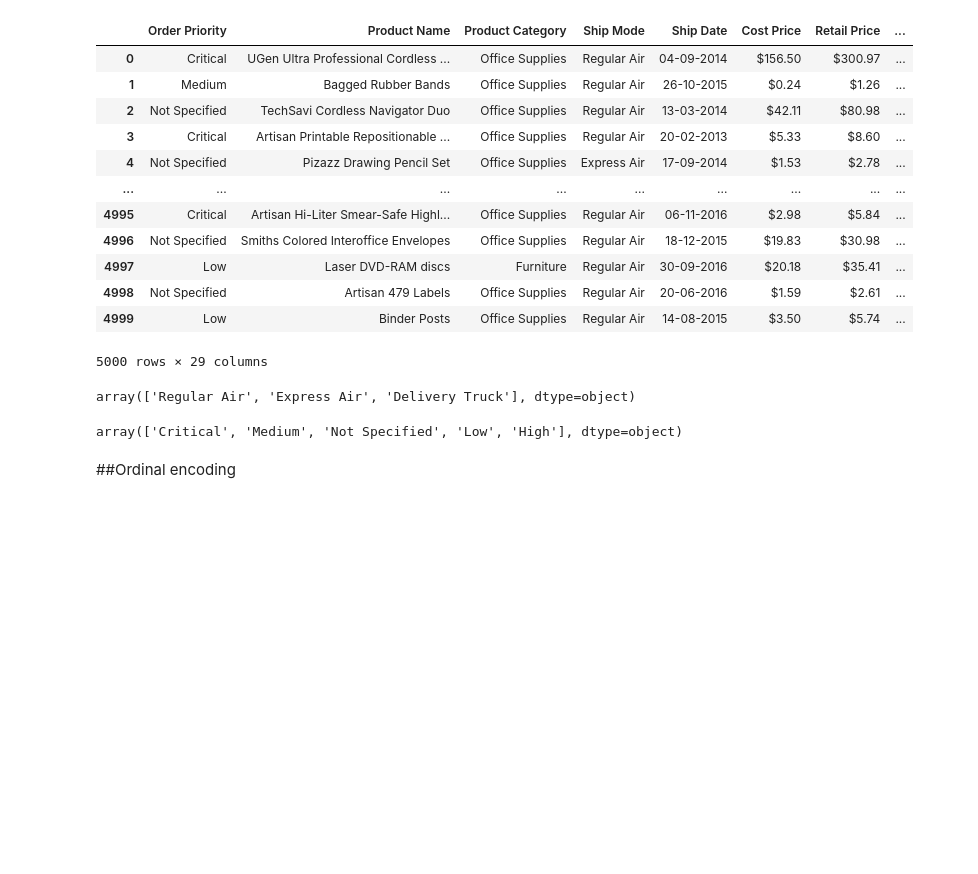
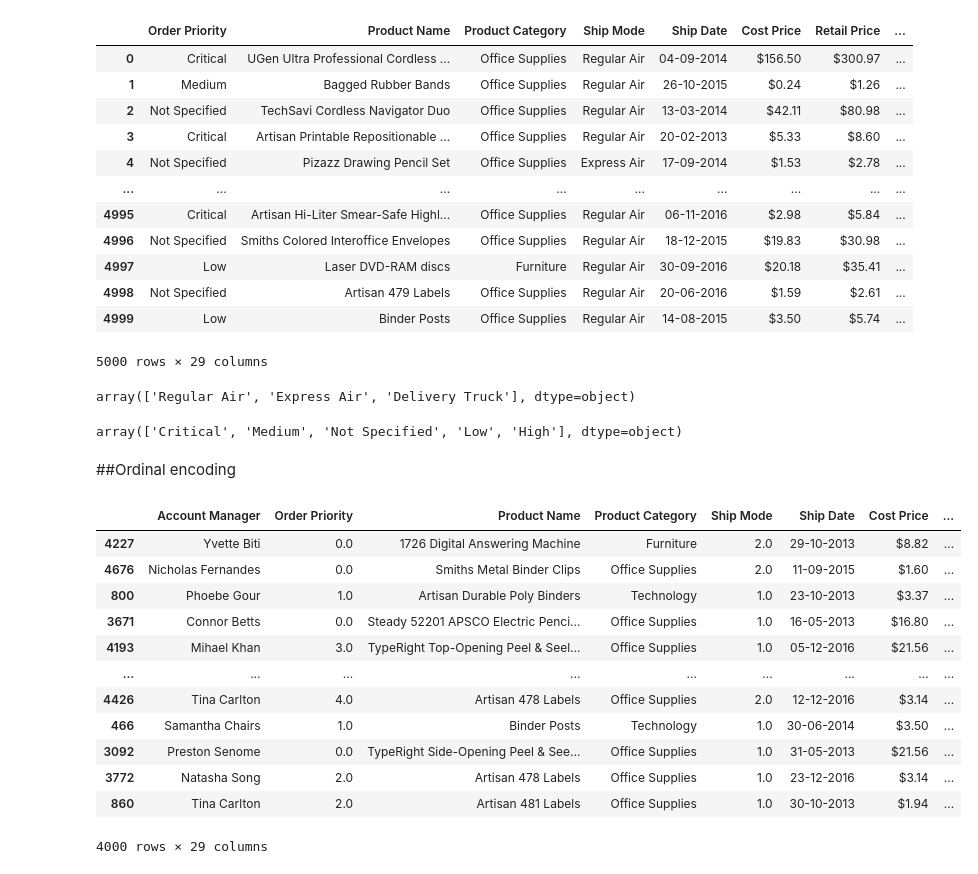
Before and after one commit to arsingla786/MLFromScratch, a Jupyter notebook: 7label_encoding.ipynb, the cells around one changed output. Saved outputs shown, nothing was run; the diff lists cells and outputs as text; code cells hidden in the pictures; blank space fills up the shorter version.

```diff
--- a/7label_encoding.ipynb
+++ b/7label_encoding.ipynb
@@ -127,0 +125,6 @@ X_train,X_test,y_train,y_test = train_test_split(df.drop(['Profit Margin'],axis=
+# %%
+#  ship mode -> order  => express air > regular air > delivery truck
+from sklearn.preprocessing import OrdinalEncoder
+oe = OrdinalEncoder(categories=[['Delivery Truck','Regular Air','Express Air']])
+X_train['Ship Mode'] = oe.fit_transform(X_train[['Ship Mode']])
+X_test['Ship Mode'] = oe.transform(X_test[['Ship Mode']])
@@ -127,0 +133,20 @@ X_train,X_test,y_train,y_test = train_test_split(df.drop(['Profit Margin'],axis=
+# %%
+oe = OrdinalEncoder(categories=[['Not Specified','Low','Medium' ,'High', 'Critical']])
+X_train['Order Priority'] = oe.fit_transform(X_train[['Order Priority']])
+X_test['Order Priority'] = oe.transform(X_test[['Order Priority']])
+# %%
+X_train
+# %% [output]
+|  | Account Manager | Order Priority | Product Name | Product Category | Ship Mode | Ship Date | Cost Price | ... |
+| 4227 | Yvette Biti | 0.0 | 1726 Digital Answering Machine | Furniture | 2.0 | 29-10-2013 | $8.82 | ... |
+| 4676 | Nicholas Fernandes | 0.0 | Smiths Metal Binder Clips | Office Supplies | 2.0 | 11-09-2015 | $1.60 | ... |
+| 800 | Phoebe Gour | 1.0 | Artisan Durable Poly Binders | Technology | 1.0 | 23-10-2013 | $3.37 | ... |
+| 3671 | Connor Betts | 0.0 | Steady 52201 APSCO Electric Penci... | Office Supplies | 1.0 | 16-05-2013 | $16.80 | ... |
+| 4193 | Mihael Khan | 3.0 | TypeRight Top-Opening Peel & Seel... | Office Supplies | 1.0 | 05-12-2016 | $21.56 | ... |
+| ... | ... | ... | ... | ... | ... | ... | ... | ... |
+| 4426 | Tina Carlton | 4.0 | Artisan 478 Labels | Office Supplies | 2.0 | 12-12-2016 | $3.14 | ... |
+| 466 | Samantha Chairs | 1.0 | Binder Posts | Technology | 1.0 | 30-06-2014 | $3.50 | ... |
+| 3092 | Preston Senome | 0.0 | TypeRight Side-Opening Peel & See... | Office Supplies | 1.0 | 31-05-2013 | $21.56 | ... |
+| 3772 | Natasha Song | 2.0 | Artisan 478 Labels | Office Supplies | 1.0 | 23-12-2016 | $3.14 | ... |
+| 860 | Tina Carlton | 2.0 | Artisan 481 Labels | Office Supplies | 1.0 | 30-10-2013 | $1.94 | ... |
+4000 rows × 29 columns
```
Also changed, not shown: parts of 4 cells of this notebook.
